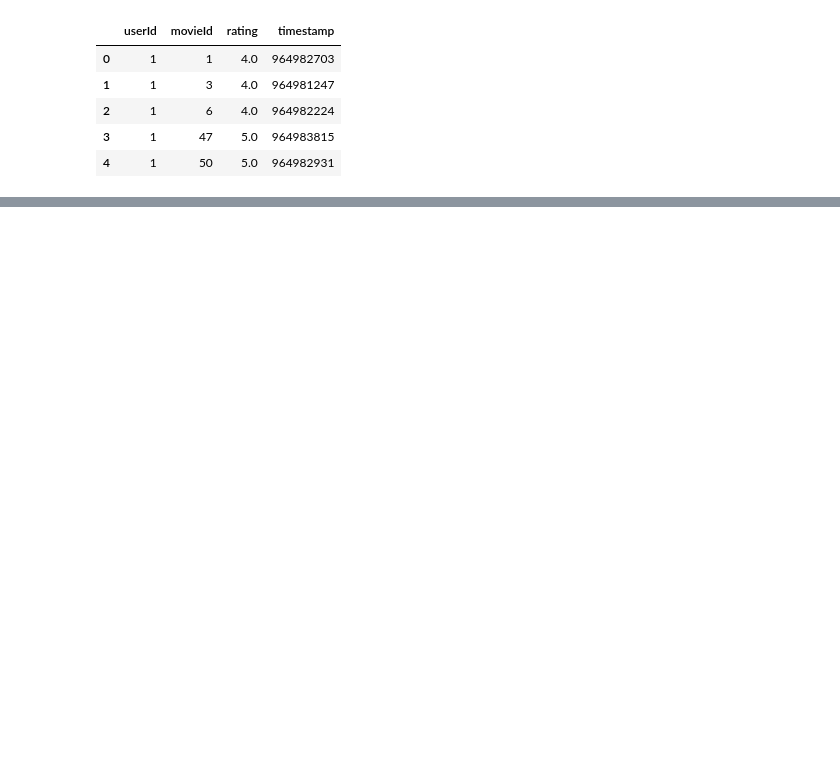
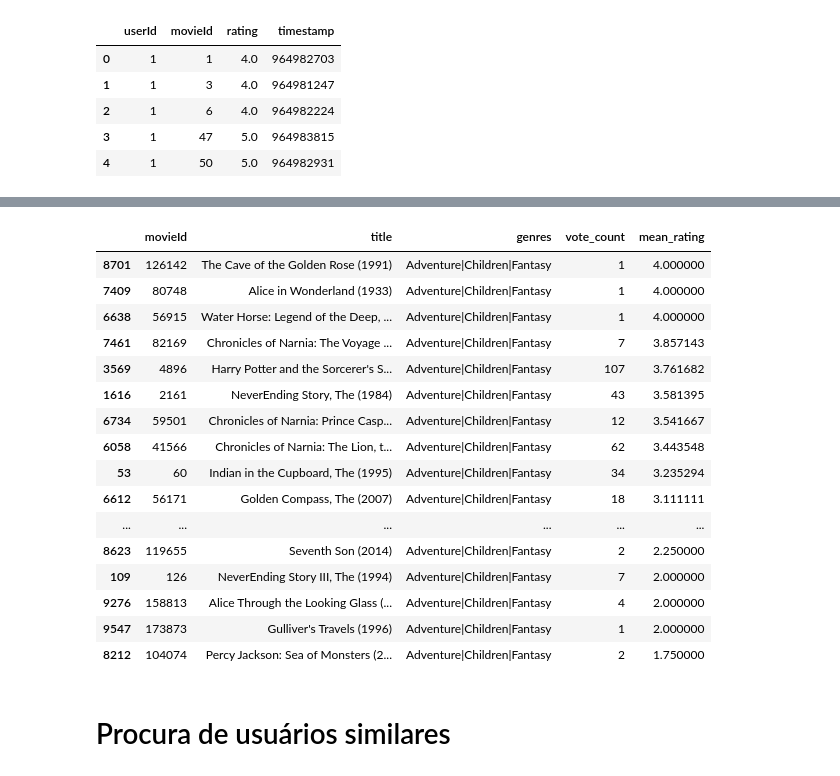
Before and after one commit to xpcosmos/sistema-de-recomendacao, a Jupyter notebook: notebooks/introducao.ipynb, the cells around one changed output, grey strips where cells are left out. Drawn from its saved outputs; the diff is of its cells as text; code cells hidden in the pictures; blank space fills up the shorter version.

```diff
--- a/notebooks/introducao.ipynb
+++ b/notebooks/introducao.ipynb
@@ -19,2 +19,2 @@ total_score.columns = ['movieId', 'total_score']
 # %%
-df.merge(total_score, 'inner', 'movieId')
+df = df.merge(total_score, 'inner', 'movieId')
@@ -34,0 +56,2 @@ df.merge(total_score, 'inner', 'movieId')
+# %%
+df['mean_rating'] = df_notas.groupby('movieId').mean().reset_index()['rating']
@@ -34,0 +94,2 @@ df.merge(total_score, 'inner', 'movieId')
+# %%
+assisti = [1,21,19,10,11,7,2]
@@ -34,0 +107,24 @@ df.merge(total_score, 'inner', 'movieId')
+# %%
+aventura_infantil_fantasia = df.query('genres == "Adventure|Children|Fantasy"').sort_values('mean_rating', ascending=False)
+# %%
+aventura_infantil_fantasia.drop(assisti, errors='ignore')
+# %% [output]
+|  | movieId | title | genres | vote_count | mean_rating |
+| 8701 | 126142 | The Cave of the Golden Rose (1991) | Adventure|Children|Fantasy | 1 | 4.000000 |
+| 7409 | 80748 | Alice in Wonderland (1933) | Adventure|Children|Fantasy | 1 | 4.000000 |
+| 6638 | 56915 | Water Horse: Legend of the Deep, ... | Adventure|Children|Fantasy | 1 | 4.000000 |
+| 7461 | 82169 | Chronicles of Narnia: The Voyage ... | Adventure|Children|Fantasy | 7 | 3.857143 |
+| 3569 | 4896 | Harry Potter and the Sorcerer's S... | Adventure|Children|Fantasy | 107 | 3.761682 |
+| 1616 | 2161 | NeverEnding Story, The (1984) | Adventure|Children|Fantasy | 43 | 3.581395 |
+| 6734 | 59501 | Chronicles of Narnia: Prince Casp... | Adventure|Children|Fantasy | 12 | 3.541667 |
+| 6058 | 41566 | Chronicles of Narnia: The Lion, t... | Adventure|Children|Fantasy | 62 | 3.443548 |
+| 53 | 60 | Indian in the Cupboard, The (1995) | Adventure|Children|Fantasy | 34 | 3.235294 |
+| 6612 | 56171 | Golden Compass, The (2007) | Adventure|Children|Fantasy | 18 | 3.111111 |
+| ... | ... | ... | ... | ... | ... |
+| 8623 | 119655 | Seventh Son (2014) | Adventure|Children|Fantasy | 2 | 2.250000 |
+| 109 | 126 | NeverEnding Story III, The (1994) | Adventure|Children|Fantasy | 7 | 2.000000 |
+| 9276 | 158813 | Alice Through the Looking Glass (... | Adventure|Children|Fantasy | 4 | 2.000000 |
+| 9547 | 173873 | Gulliver's Travels (1996) | Adventure|Children|Fantasy | 1 | 2.000000 |
+| 8212 | 104074 | Percy Jackson: Sea of Monsters (2... | Adventure|Children|Fantasy | 2 | 1.750000 |
+# %% [markdown]
+# Procura de usuários similares
```
Also changed, not shown: parts of 46 cells of this notebook.
